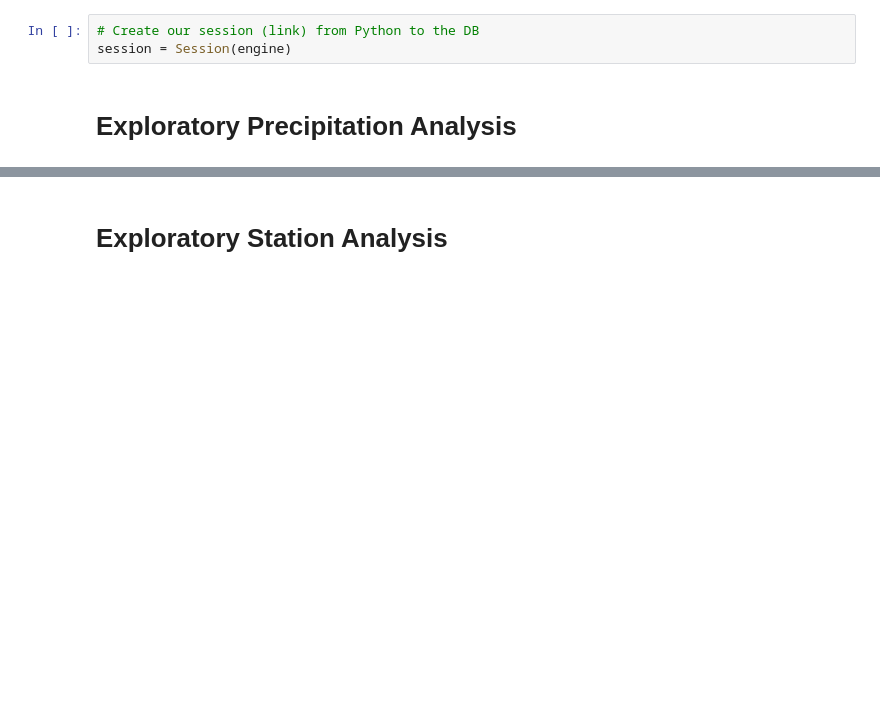
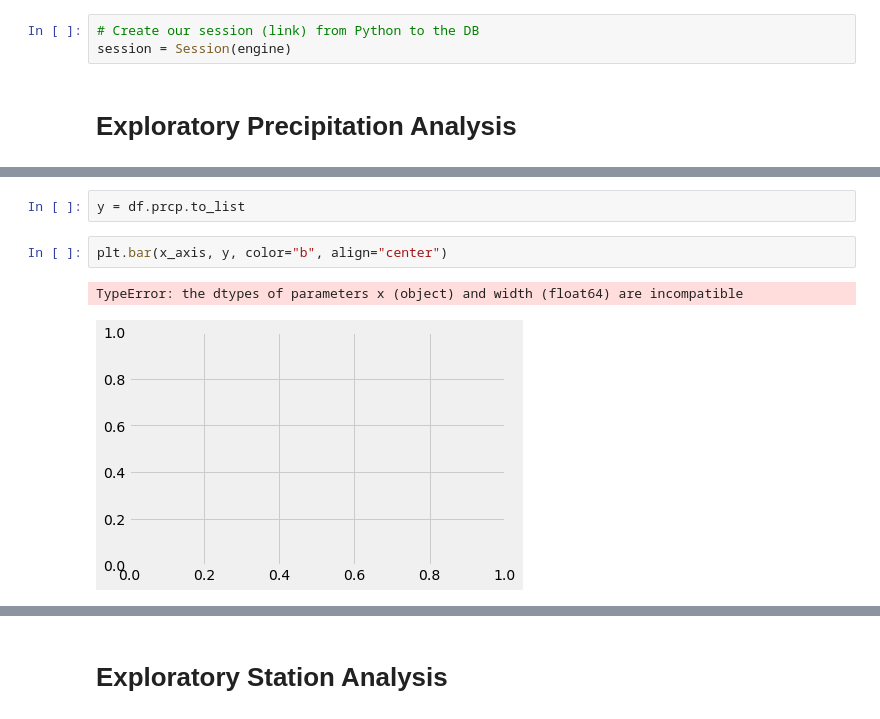
Before and after one commit to lcardsvr/sqlalchemy-challenge, a Jupyter notebook: SurfsUp/climate_starter.ipynb, the cells around one changed output, grey strips where cells are left out. Drawn from its saved outputs; the diff is of its cells as text; blank space fills up the shorter version.

```diff
--- a/SurfsUp/climate_starter.ipynb
+++ b/SurfsUp/climate_starter.ipynb
@@ -102,0 +327,7 @@ session = Session(engine)
+# %%
+y = df.prcp.to_list
+# %%
+plt.bar(x_axis, y, color="b", align="center")
+# %% [output]
+TypeError: the dtypes of parameters x (object) and width (float64) are incompatible
+[figure, added]
```
Also changed, not shown: parts of 32 cells of this notebook.
